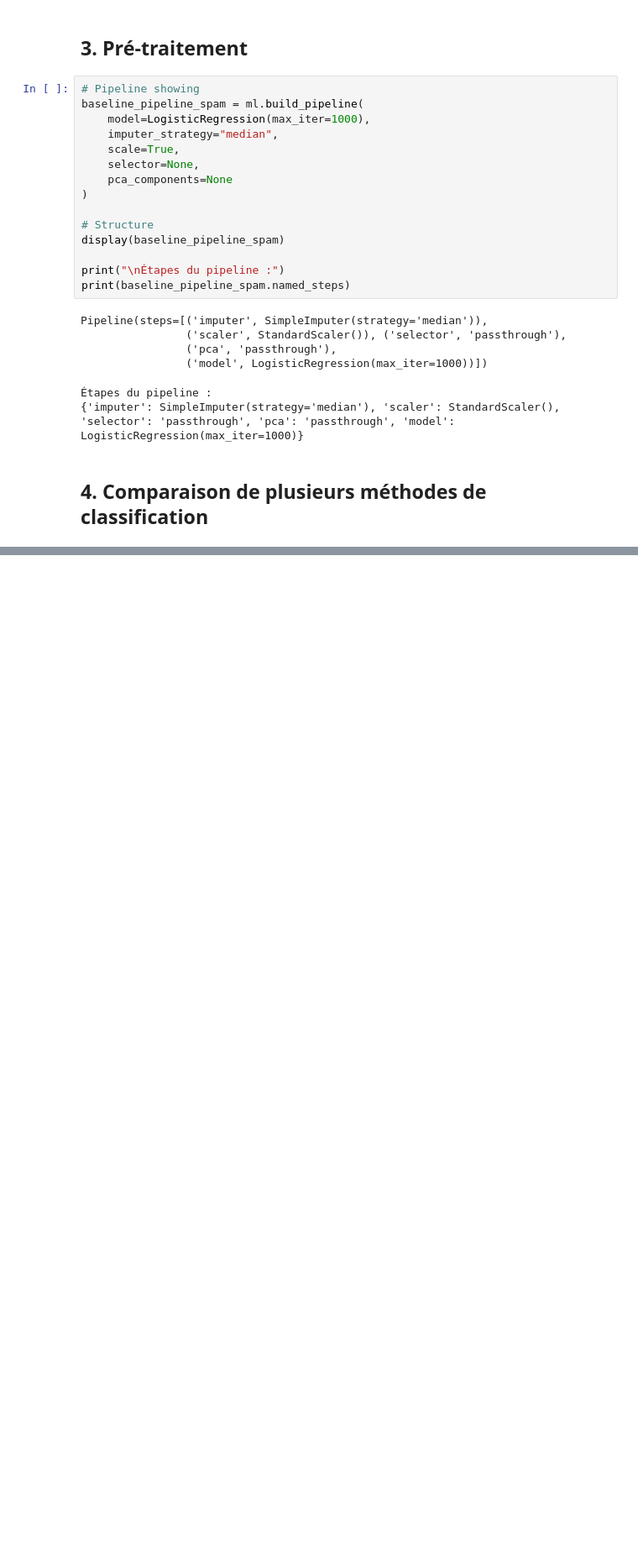
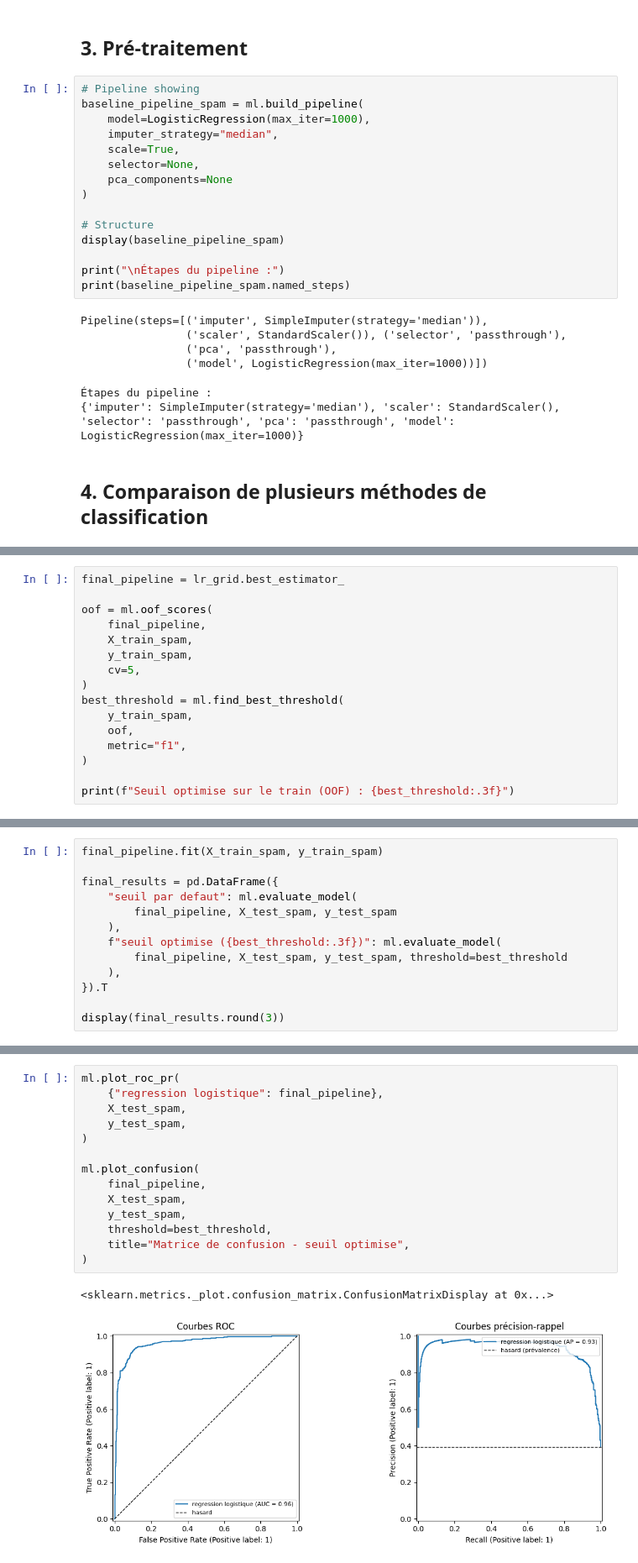
Before and after one commit to j4niro/ml-project, a Jupyter notebook: 01_spambase.ipynb, the cells around one changed output, grey strips where cells are left out. Shown at 84% size. Drawn from its saved outputs; the diff is of its cells as text; blank space fills up the shorter version.

```diff
--- a/01_spambase.ipynb
+++ b/01_spambase.ipynb
@@ -196,0 +279,16 @@ res
+# %%
+final_pipeline = lr_grid.best_estimator_
+
+oof = ml.oof_scores(
+    final_pipeline,
+    X_train_spam,
+    y_train_spam,
+    cv=5,
+)
+best_threshold = ml.find_best_threshold(
+    y_train_spam,
+    oof,
+    metric="f1",
+)
+
+print(f"Seuil optimise sur le train (OOF) : {best_threshold:.3f}")
@@ -196,0 +297,13 @@ res
+# %%
+final_pipeline.fit(X_train_spam, y_train_spam)
+
+final_results = pd.DataFrame({
+    "seuil par defaut": ml.evaluate_model(
+        final_pipeline, X_test_spam, y_test_spam
+    ),
+    f"seuil optimise ({best_threshold:.3f})": ml.evaluate_model(
+        final_pipeline, X_test_spam, y_test_spam, threshold=best_threshold
+    ),
+}).T
+
+display(final_results.round(3))
@@ -196,0 +314,17 @@ res
+# %%
+ml.plot_roc_pr(
+    {"regression logistique": final_pipeline},
+    X_test_spam,
+    y_test_spam,
+)
+
+ml.plot_confusion(
+    final_pipeline,
+    X_test_spam,
+    y_test_spam,
+    threshold=best_threshold,
+    title="Matrice de confusion - seuil optimise",
+)
+# %% [output]
+<sklearn.metrics._plot.confusion_matrix.ConfusionMatrixDisplay at 0x...>
+[figure, added]
```
Also changed, not shown: parts of 22 cells of this notebook, 3 other files.
